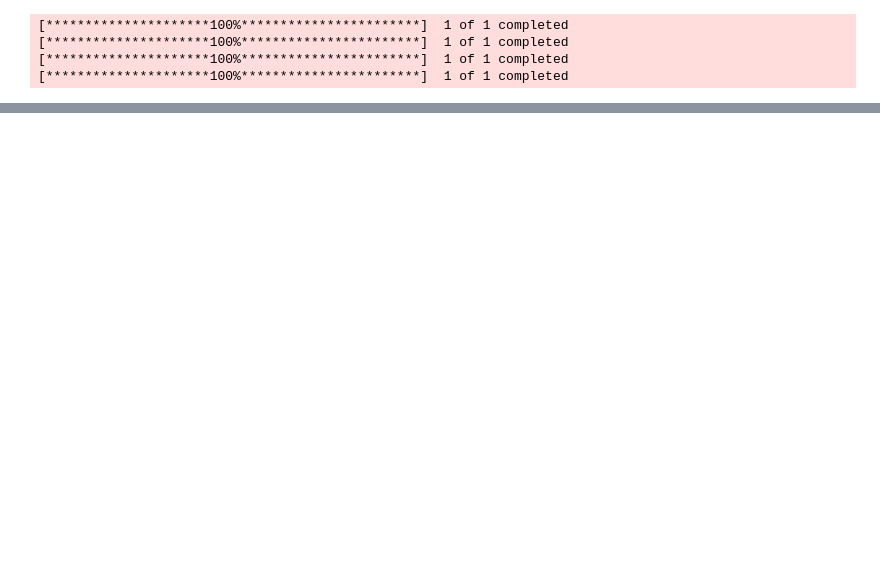
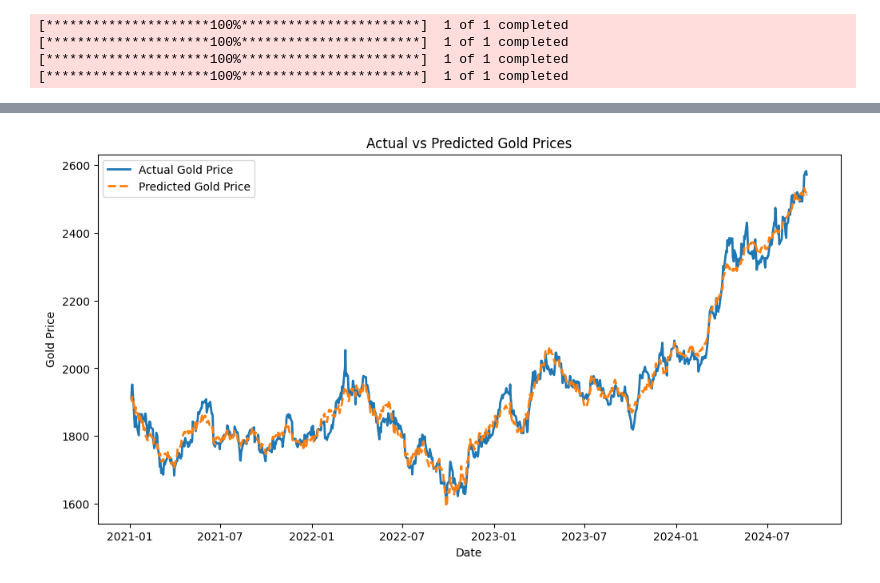
Before and after one commit to rohanrvpatil/gold_price_prediction, a Jupyter notebook: extracting_data/generate_dataset.ipynb, the cells around one changed output, grey strips where cells are left out. Saved outputs shown, nothing was run; the diff lists cells and outputs as text; code cells hidden in the pictures; blank space fills up the shorter version.

Commit message:
Done with Prophet training and evaluation

```diff
--- a/extracting_data/generate_dataset.ipynb
+++ b/extracting_data/generate_dataset.ipynb
@@ -75,0 +105,18 @@ historical_prices.to_csv("../datasets/historical_prices.csv")
+# %%
+PARAMETERS = ['fear_and_greed', 'crude_oil', 'usd_index', 'platinum']
+TEST_SPLIT = 5
+# %%
+from prophet import Prophet
+
+model = Prophet()
+
+for parameter in PARAMETERS:
+    model.add_regressor(parameter)
+
+df=pd.read_csv('../datasets/historical_prices.csv')
+df['date'] = pd.to_datetime(df['date'], format='mixed', dayfirst=True)
+df=df.rename(columns={'date':'ds', 'gold':'y'})
+
+#df = df.drop(df.tail(TEST_SPLIT).index)
+
+model.fit(df)
@@ -75,0 +158,16 @@ historical_prices.to_csv("../datasets/historical_prices.csv")
+# %%
+import matplotlib.pyplot as plt
+
+forecast = model.predict(df)
+prediction = forecast[['ds', 'yhat']]
+
+plt.figure(figsize=(12, 6))
+plt.plot(df['ds'], df['y'], label='Actual Gold Price', linewidth=2)
+plt.plot(prediction['ds'], prediction['yhat'], label='Predicted Gold Price', linestyle='--', linewidth=2)
+plt.xlabel('Date')
+plt.ylabel('Gold Price')
+plt.title('Actual vs Predicted Gold Prices')
+plt.legend()
+plt.show()
+# %% [output]
+[figure, added]
```
Also changed, not shown: parts of 5 cells of this notebook, 3 other files.
